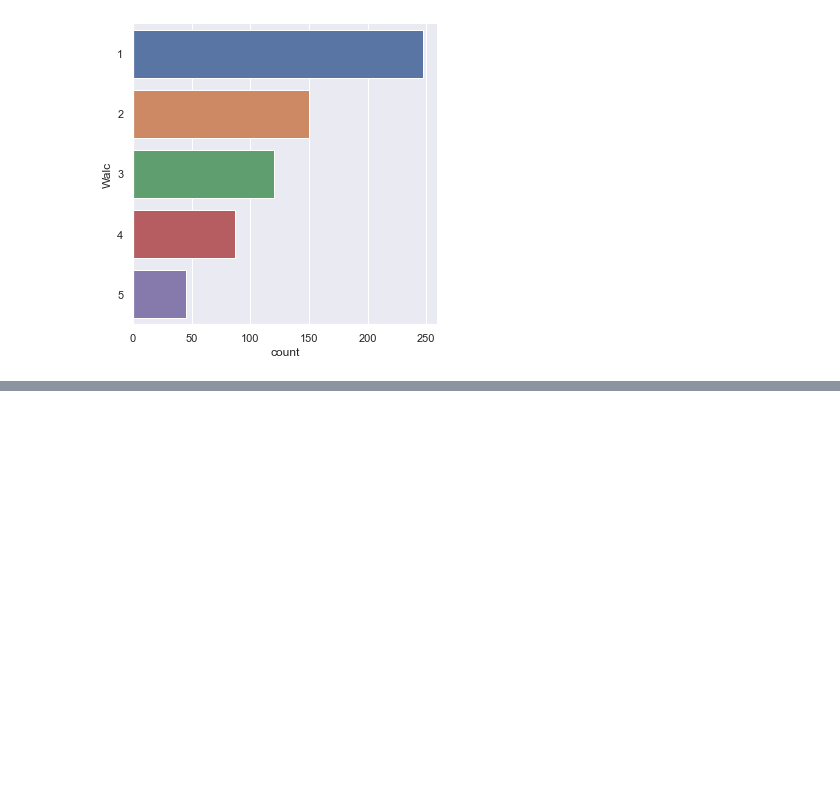
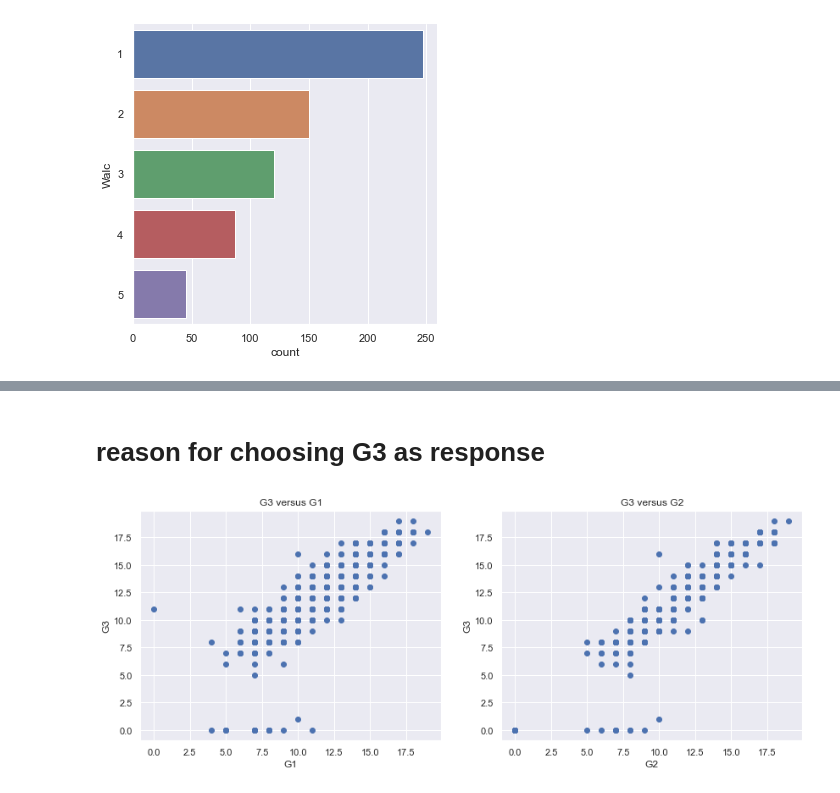
Before and after one commit to potatopotati/SC1015-mini-project, a Jupyter notebook: mini proj.ipynb, the cells around one changed output, grey strips where cells are left out. Saved outputs shown, nothing was run; the diff lists cells and outputs as text; code cells hidden in the pictures; blank space fills up the shorter version.

```diff
--- a/mini proj.ipynb
+++ b/mini proj.ipynb
@@ -100,0 +111,15 @@ sb.catplot(y = 'Walc', data = grade_df, kind = "count")
+# %% [markdown]
+# reason for choosing G3 as response
+# %%
+fig, axes = plt.subplots(1, 2, figsize=(14,5))
+axes[0].scatter(data=grade_df, x='G1', y='G3')
+axes[0].set_title('G3 versus G1')
+axes[0].set_xlabel('G1')
+axes[0].set_ylabel('G3')
+axes[1].scatter(data=grade_df, x='G2', y='G3')
+axes[1].set_title('G3 versus G2')
+axes[1].set_xlabel('G2')
+axes[1].set_ylabel('G3')
+plt.show()
+# %% [output]
+[figure, added]
```
Also changed, not shown: parts of 20 cells of this notebook.
